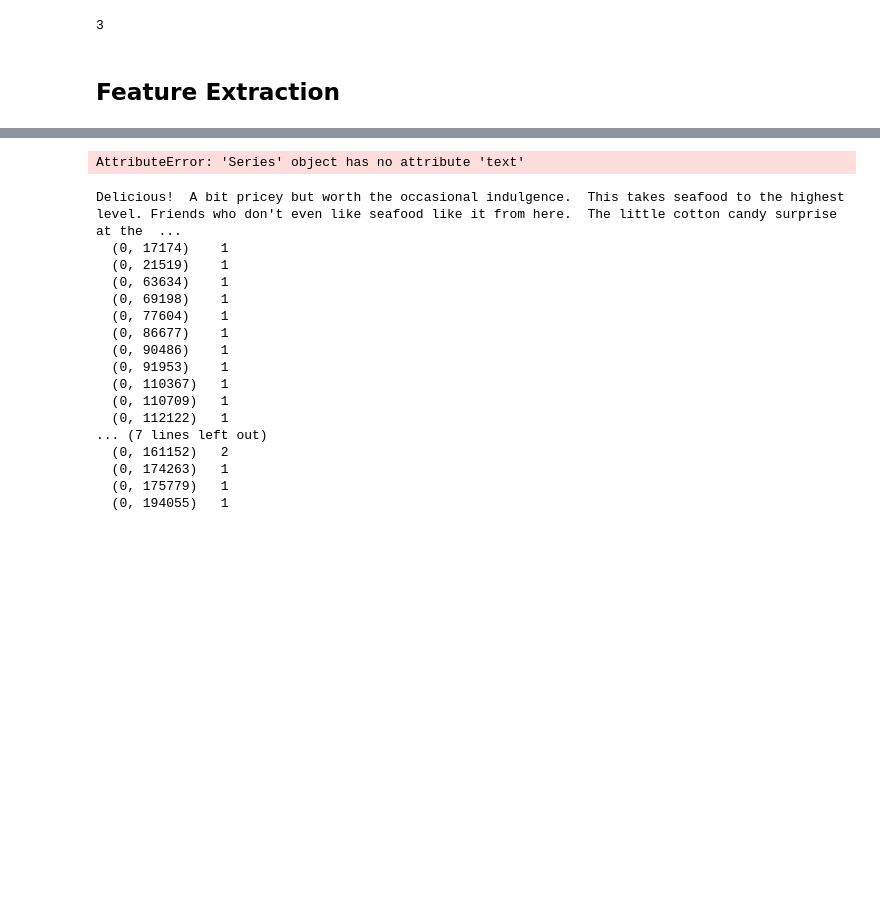
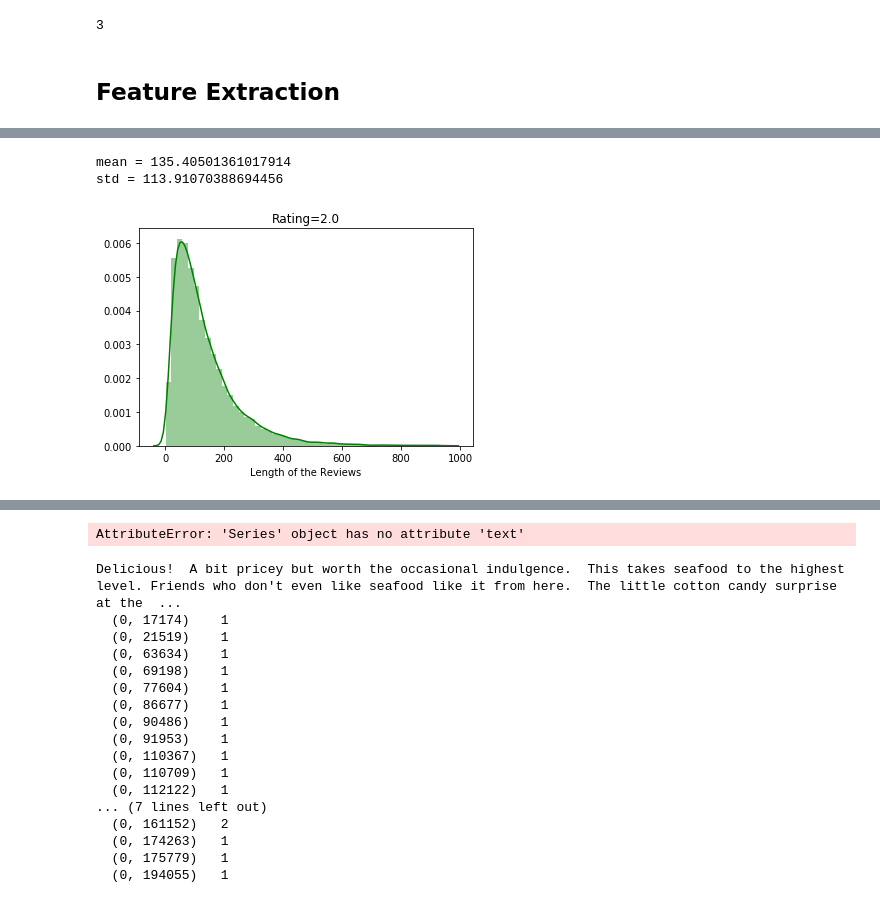
Before and after one commit to lulu2184/yelp-reviews-rating-prediction, a Jupyter notebook: counter_vector_test.ipynb, the cells around one changed output, grey strips where cells are left out. Drawn from its saved outputs; the diff is of its cells as text; code cells hidden in the pictures; blank space fills up the shorter version.

```diff
--- a/counter_vector_test.ipynb
+++ b/counter_vector_test.ipynb
@@ -208,0 +154,13 @@ plt.show()
+# %%
+rating_2 = df[(df.rating == 2.0)]
+plot = sns.distplot(rating_2['length'],label='rating=2.0',axlabel='Length of the Reviews',color="g")
+plt.title('Rating=2.0')
+fig = plot.get_figure()
+fig.savefig("rating_2.png")
+print ('mean =',np.mean(rating_2['length']))
+print ('std =', np.std(rating_2['length']))
+plt.show()
+# %% [output]
+mean = 135.40501361017914
+std = 113.91070388694456
+[figure, added]
```
Also changed, not shown: parts of 16 cells of this notebook, 14 other files.
